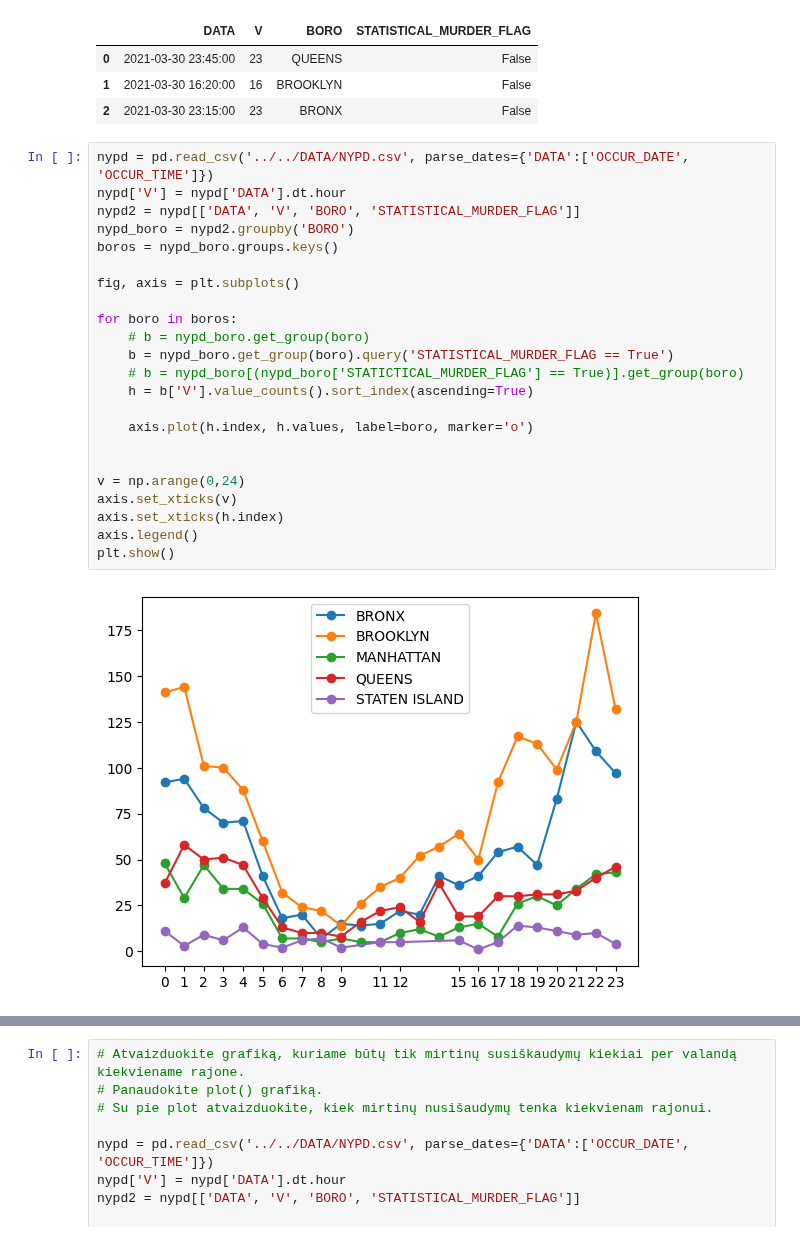
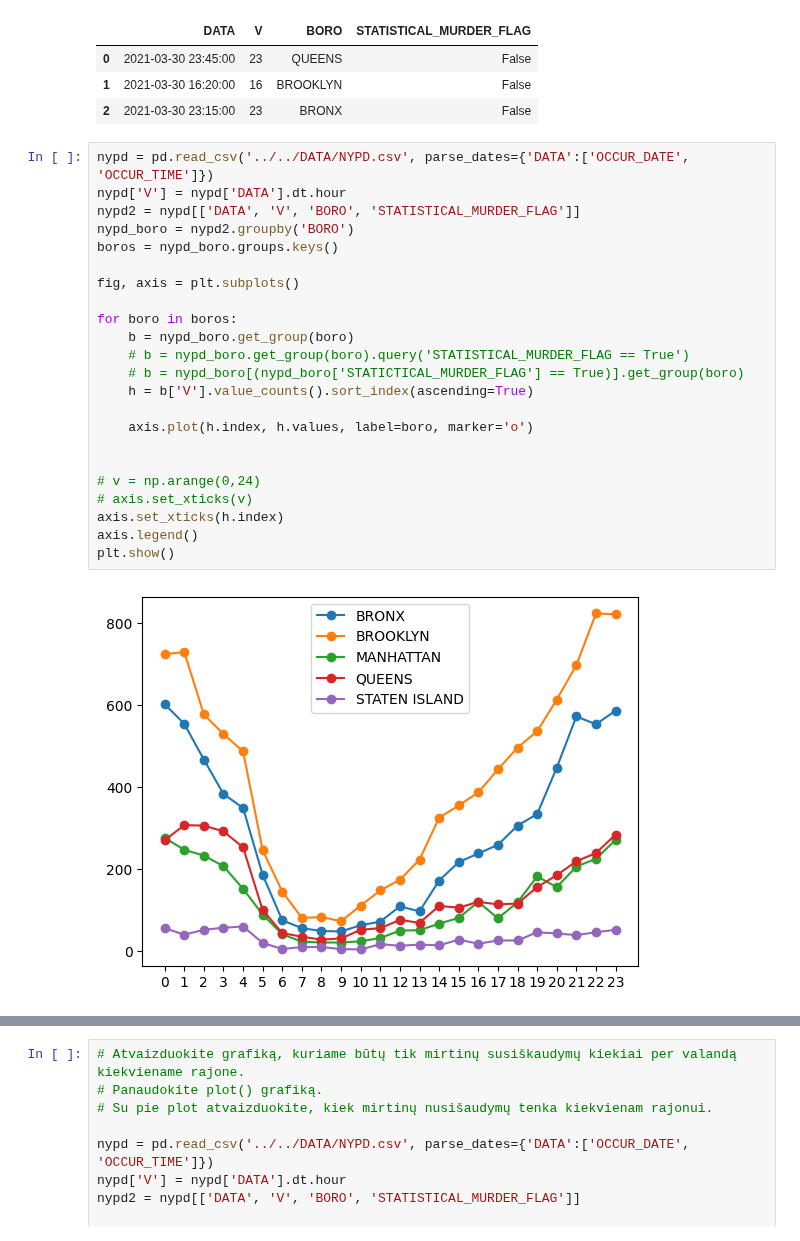
Before and after one commit to ISeeBugsEverywhere/DataScienceNotebooks, a Jupyter notebook: Studentai/Lukas/09-02Paskaita.ipynb, the cells around one changed output, grey strips where cells are left out. Cells and saved outputs as stored; diff of their text form.

```diff
--- a/Studentai/Lukas/09-02Paskaita.ipynb
+++ b/Studentai/Lukas/09-02Paskaita.ipynb
@@ -110,25 +110,25 @@ nypd2.head(3)
 # %%
 nypd = pd.read_csv('../../DATA/NYPD.csv', parse_dates={'DATA':['OCCUR_DATE', 'OCCUR_TIME']})
 nypd['V'] = nypd['DATA'].dt.hour
 nypd2 = nypd[['DATA', 'V', 'BORO', 'STATISTICAL_MURDER_FLAG']]
 nypd_boro = nypd2.groupby('BORO')
 boros = nypd_boro.groups.keys()
 
 fig, axis = plt.subplots()
 
 for boro in boros:
-    # b = nypd_boro.get_group(boro)
-    b = nypd_boro.get_group(boro).query('STATISTICAL_MURDER_FLAG == True')
+    b = nypd_boro.get_group(boro)
+    # b = nypd_boro.get_group(boro).query('STATISTICAL_MURDER_FLAG == True')
     # b = nypd_boro[(nypd_boro['STATICTICAL_MURDER_FLAG'] == True)].get_group(boro)
     h = b['V'].value_counts().sort_index(ascending=True)
 
     axis.plot(h.index, h.values, label=boro, marker='o')
 
 
-v = np.arange(0,24)
-axis.set_xticks(v)
+# v = np.arange(0,24)
+# axis.set_xticks(v)
 axis.set_xticks(h.index)
 axis.legend()
 plt.show()
 # %% [output]
-[figure, old version]
+[figure, new version]
```
Also changed, not shown: parts of 3 cells of this notebook, 1 other file.
